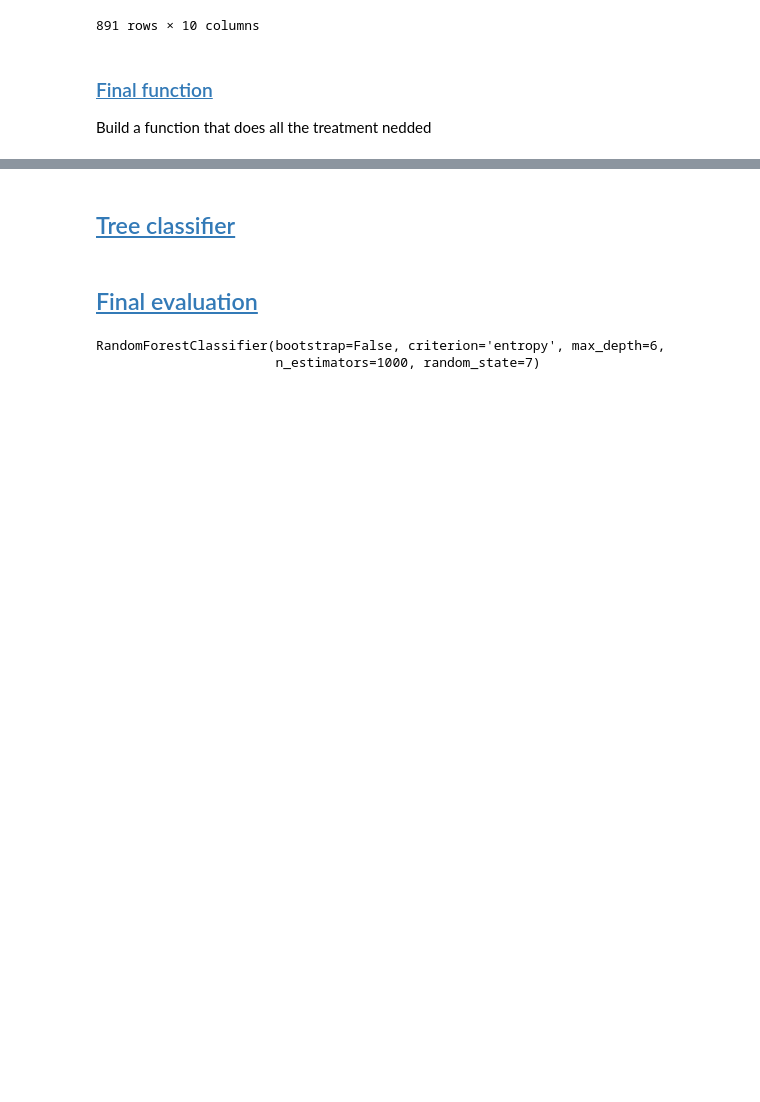
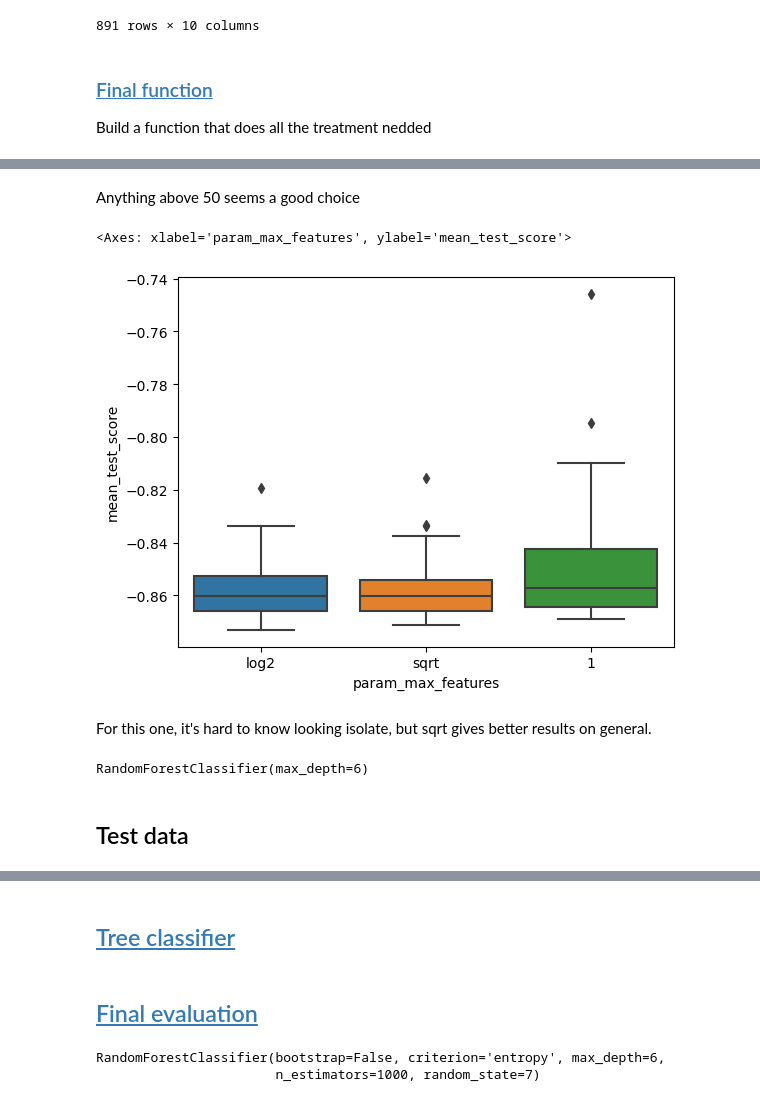
Before and after one commit to eliasmarts/DataScienceProjects, a Jupyter notebook: titanic-survivor-prediction.ipynb, the cells around one changed output, grey strips where cells are left out. Cells and saved outputs as stored; diff of their text form; code cells hidden in the pictures; blank space fills up the shorter version.

```diff
--- a/titanic-survivor-prediction.ipynb
+++ b/titanic-survivor-prediction.ipynb
@@ -429,0 +508,16 @@ print(X_test.shape)
+# %% [markdown]
+Anything above 50 seems a good choice
+# %%
+sns.boxplot(results, x='param_max_features', y='mean_test_score')
+# %% [output]
+<Axes: xlabel='param_max_features', ylabel='mean_test_score'>
+[figure, added]
+# %% [markdown]
+For this one, it's hard to know looking isolate, but sqrt gives better results on general.
+# %%
+final_model = RandomForestClassifier(n_estimators=100, max_depth=6, max_features='sqrt')
+final_model.fit(X, y)
+# %% [output]
+RandomForestClassifier(max_depth=6)
+# %% [markdown]
+## Test data
```
Also changed, not shown: parts of 34 cells of this notebook, 1 other file.
